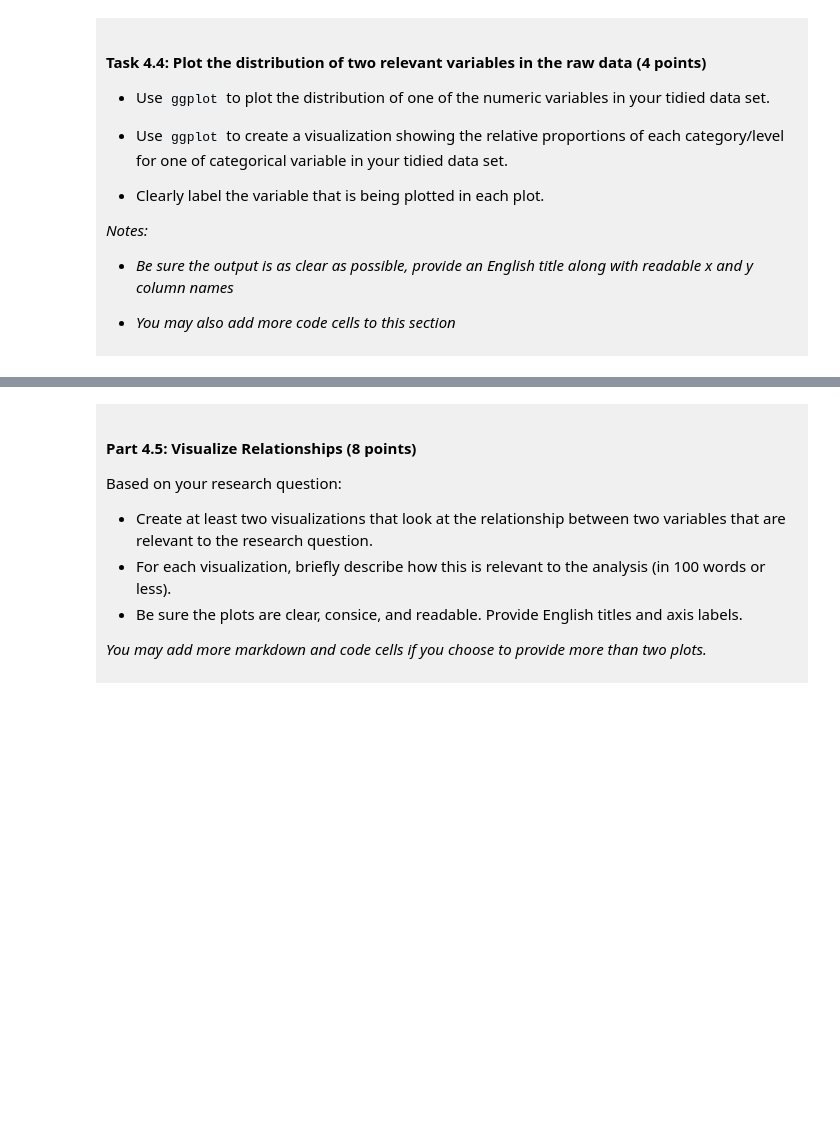
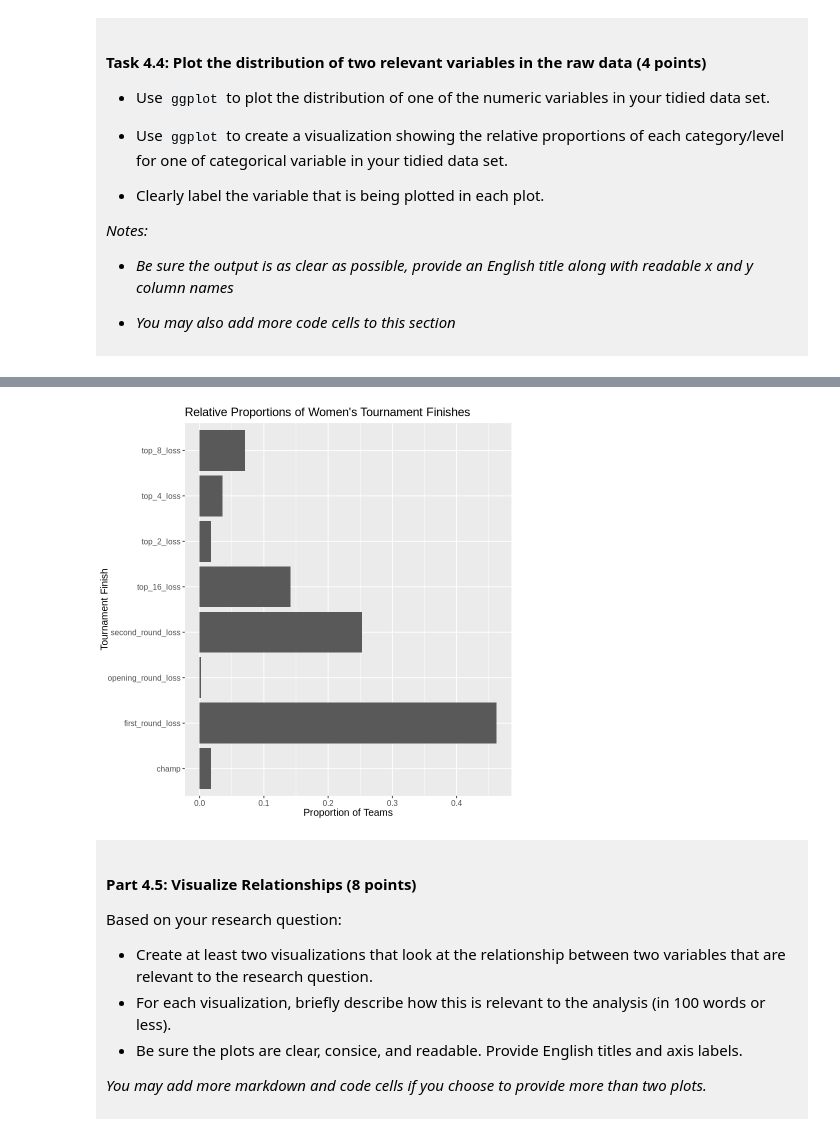
Before and after one commit to AngelinaHan12265/dsci-100-project-angelina-han, a Jupyter notebook: dsci-100-project-notebook.ipynb, the cells around one changed output, grey strips where cells are left out. Drawn from its saved outputs; the diff is of its cells as text; code cells hidden in the pictures; blank space fills up the shorter version.

```diff
--- a/dsci-100-project-notebook.ipynb
+++ b/dsci-100-project-notebook.ipynb
@@ -292,5 +345,16 @@ You will refine your research question (if needed) and produce a tidy data set.
 # %%
-### EDIT THIS CODE CELL FOR PLOT 2 ###
+finish_proportions <- womens_tidy |>
+  count(tourney_finish) |>
+  mutate(proportion = n / sum(n))
+
+finish_distribution <- ggplot(finish_proportions,
+                              aes(x = tourney_finish, y = proportion)) + geom_bar(stat = "identity") +
+  coord_flip() + labs(x = "Tournament Finish", y = "Proportion of Teams", title = "Relative Proportions of Women's Tournament Finishes") +
+  theme(text = element_text(size = 12))
+
+finish_distribution
+# %% [output]
+[figure, added]
 # %% [markdown]
 <div style="background-color: #f0f0f0; padding: 10px;">
 
```
Also changed, not shown: parts of 11 cells of this notebook.
